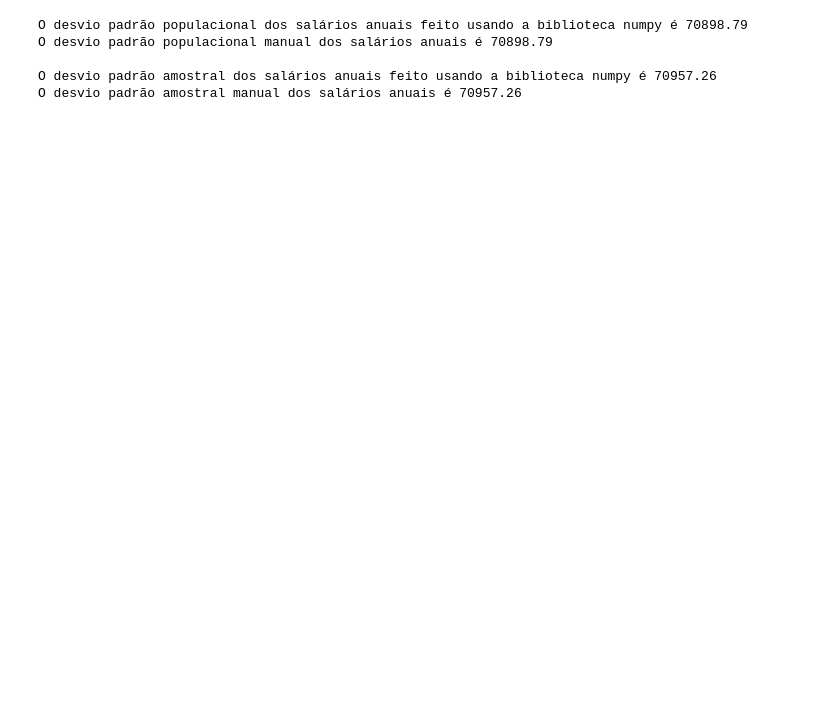
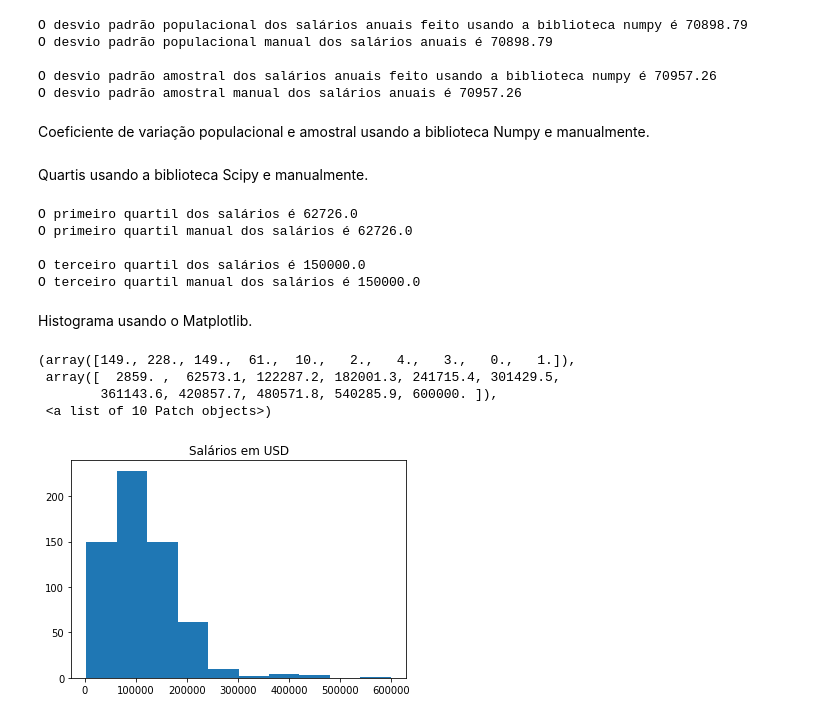
Before and after one commit to hashaski/Data_Base_Salario_Anual, a Jupyter notebook: Análise_Exploratória_dos_Dados.ipynb, the cells around one changed output. Cells and saved outputs as stored; diff of their text form; code cells hidden in the pictures; blank space fills up the shorter version.

```diff
--- a/Análise_Exploratória_dos_Dados.ipynb
+++ b/Análise_Exploratória_dos_Dados.ipynb
@@ -130,3 +134,5 @@ O desvio padrão populacional manual dos salários anuais é 70898.79
 
 O desvio padrão amostral dos salários anuais feito usando a biblioteca numpy é 70957.26
 O desvio padrão amostral manual dos salários anuais é 70957.26
+# %% [markdown]
+Coeficiente de variação populacional e amostral usando a biblioteca Numpy e manualmente.
@@ -132,0 +145,42 @@ O desvio padrão amostral manual dos salários anuais é 70957.26
+# %% [markdown]
+Quartis usando a biblioteca Scipy e manualmente.
+# %%
+quartil_1 = sp.scoreatpercentile(salario_anual_usd, 25)
+print(f'O primeiro quartil dos salários é {quartil_1}')
+
+def quartil_1_manual(list):
+    list = sorted(list)
+    orig_median = mediana_manual(list)
+    while max(list) >= orig_median:
+        list.remove(max(list))
+    return mediana_manual(list)
+print(f'O primeiro quartil manual dos salários é {quartil_1_manual(salario_anual_usd):.1f}\n')
+
+
+quartil_3 = sp.scoreatpercentile(salario_anual_usd, 75)
+print(f'O terceiro quartil dos salários é {quartil_3}')
+
+def quartil_3_manual(list):
+    list = sorted(list)
+    orig_median = mediana_manual(list)
+    while min(list) <= orig_median:
+        list.remove(min(list))
+    return mediana_manual(list)
+print(f'O terceiro quartil manual dos salários é {quartil_3_manual(salario_anual_usd):.1f}')
+# %% [output]
+O primeiro quartil dos salários é 62726.0
+O primeiro quartil manual dos salários é 62726.0
+
+O terceiro quartil dos salários é 150000.0
+O terceiro quartil manual dos salários é 150000.0
+# %% [markdown]
+Histograma usando o Matplotlib.
+# %%
+plt.title('Salários em USD')
+plt.hist(salario_anual_usd)
+# %% [output]
+(array([149., 228., 149.,  61.,  10.,   2.,   4.,   3.,   0.,   1.]),
+ array([  2859. ,  62573.1, 122287.2, 182001.3, 241715.4, 301429.5,
+        361143.6, 420857.7, 480571.8, 540285.9, 600000. ]),
+ <a list of 10 Patch objects>)
+[figure, added]
```
Also changed, not shown: parts of 5 cells of this notebook.
